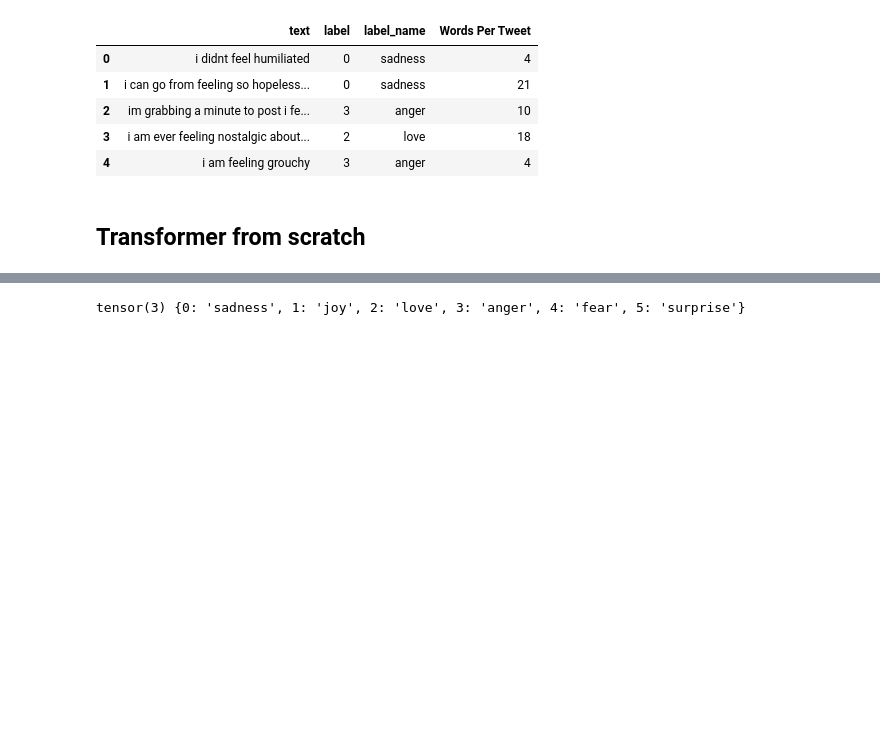
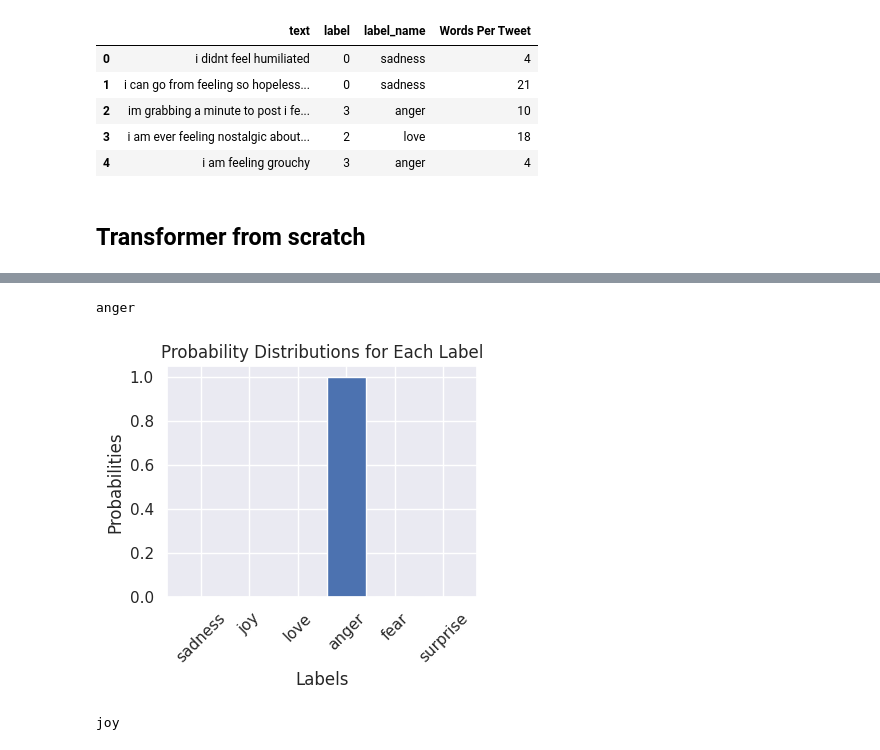
Before and after one commit to Tilak1114/emotion_transformer_scratch, a Jupyter notebook: emotion_notebook.ipynb, the cells around one changed output, grey strips where cells are left out. Saved outputs shown, nothing was run; the diff lists cells and outputs as text; code cells hidden in the pictures; blank space fills up the shorter version.

```diff
--- a/emotion_notebook.ipynb
+++ b/emotion_notebook.ipynb
@@ -565,7 +569,7 @@ def get_idx_label_mapping():
 # %%
 label_mapping = get_idx_label_mapping()
 # %%
-def inference(input, model, label_mapping):
+def inference(input, model, label_mapping, device):
     tokenizer = BertTokenizer.from_pretrained('bert-base-uncased')
     tokenized_text = tokenizer(input, padding='max_length', truncation=True,
                                 max_length=config["seq_len"], return_tensors='pt',
@@ -573,10 +577,38 @@ def inference(input, model, label_mapping):
     tokenized_input = tokenized_text["input_ids"]
     attention_mask = tokenized_text["attention_mask"]
 
+    tokenized_input = tokenized_input.to(device)
+    attention_mask = attention_mask.to(device)
+
     return model(tokenized_input, attention_mask), label_mapping
 # %%
-output, label_mapping = inference("I hate this. I am annoyed that I had to pay so much for this crap!", model, label_mapping)
+output, label_mapping = inference(
+    "I hate this. I am annoyed that I had to pay so much for this crap!",
+    model,
+    label_mapping,
+    device
+    )
 # %%
-print(torch.argmax(output), label_mapping)
+print(label_mapping[torch.argmax(output).item()])
 # %% [output]
-tensor(3) {0: 'sadness', 1: 'joy', 2: 'love', 3: 'anger', 4: 'fear', 5: 'surprise'}
+anger
+# %%
+plt.figure(figsize=(4, 3))
+plt.bar(list(label_mapping.values()), F.softmax(output).detach().cpu().numpy().reshape(-1))
+plt.xlabel('Labels')
+plt.ylabel('Probabilities')
+plt.title('Probability Distributions for Each Label')
+plt.xticks(rotation=45)
+plt.show()
+# %% [output]
+[figure, added]
+# %%
+output, label_mapping = inference(
+    "Think the monitor is great I been having it for like 1 month or so it great. I play my ps5 sometimes it jus looks great. It can go to 120 on Fortnite. And also has hdr. It automatically turn if that game has feature or whatever but the product is great. It even better when it’s on sale.",
+    model,
+    label_mapping,
+    device
+    )
+print(label_mapping[torch.argmax(output).item()])
+# %% [output]
+joy
```
Also changed, not shown: parts of 16 cells of this notebook.
